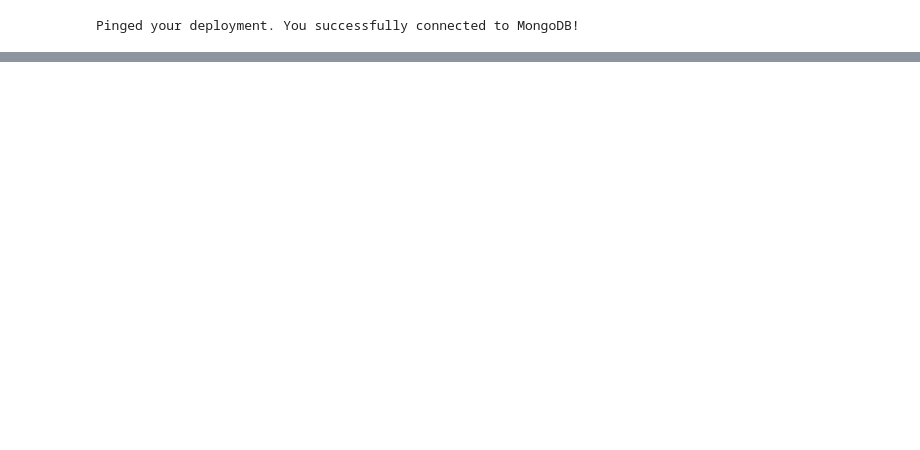
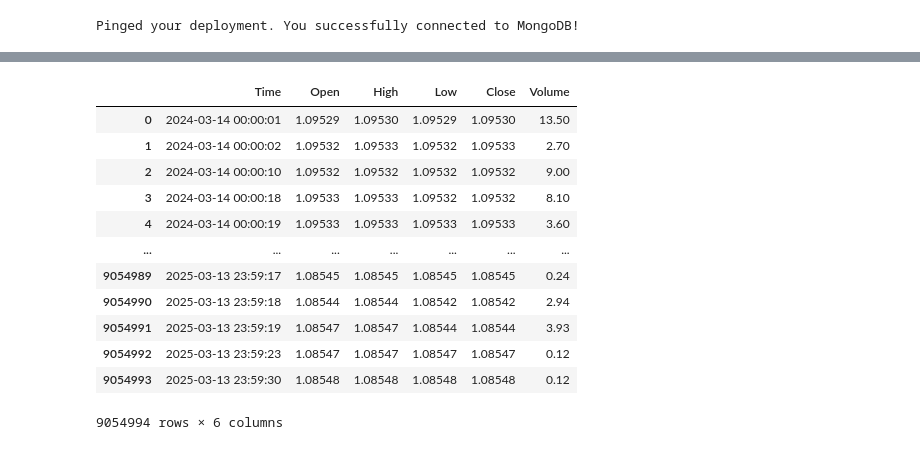
Before and after one commit to LeeMinNguyeen/ML-final, a Jupyter notebook: backend/input.ipynb, the cells around one changed output, grey strips where cells are left out. Saved outputs shown, nothing was run; the diff lists cells and outputs as text; code cells hidden in the pictures; blank space fills up the shorter version.

```diff
--- a/backend/input.ipynb
+++ b/backend/input.ipynb
@@ -28,3 +31,20 @@ data
+# %%
+data = data[['Time'] + [col for col in data.columns if col != 'Time']]
+data
+# %% [output]
+|  | Time | Open | High | Low | Close | Volume |
+| 0 | 2024-03-14 00:00:01 | 1.09529 | 1.09530 | 1.09529 | 1.09530 | 13.50 |
+| 1 | 2024-03-14 00:00:02 | 1.09532 | 1.09533 | 1.09532 | 1.09533 | 2.70 |
+| 2 | 2024-03-14 00:00:10 | 1.09532 | 1.09532 | 1.09532 | 1.09532 | 9.00 |
+| 3 | 2024-03-14 00:00:18 | 1.09533 | 1.09533 | 1.09532 | 1.09532 | 8.10 |
+| 4 | 2024-03-14 00:00:19 | 1.09533 | 1.09533 | 1.09533 | 1.09533 | 3.60 |
+| ... | ... | ... | ... | ... | ... | ... |
+| 9054989 | 2025-03-13 23:59:17 | 1.08545 | 1.08545 | 1.08545 | 1.08545 | 0.24 |
+| 9054990 | 2025-03-13 23:59:18 | 1.08544 | 1.08544 | 1.08542 | 1.08542 | 2.94 |
+| 9054991 | 2025-03-13 23:59:19 | 1.08547 | 1.08547 | 1.08544 | 1.08544 | 3.93 |
+| 9054992 | 2025-03-13 23:59:23 | 1.08547 | 1.08547 | 1.08547 | 1.08547 | 0.12 |
+| 9054993 | 2025-03-13 23:59:30 | 1.08548 | 1.08548 | 1.08548 | 1.08548 | 0.12 |
+9054994 rows × 6 columns
 # %%
 data_list = []
 for index, row in data.iterrows():
```
Also changed, not shown: parts of 6 cells of this notebook, 2 other files.
